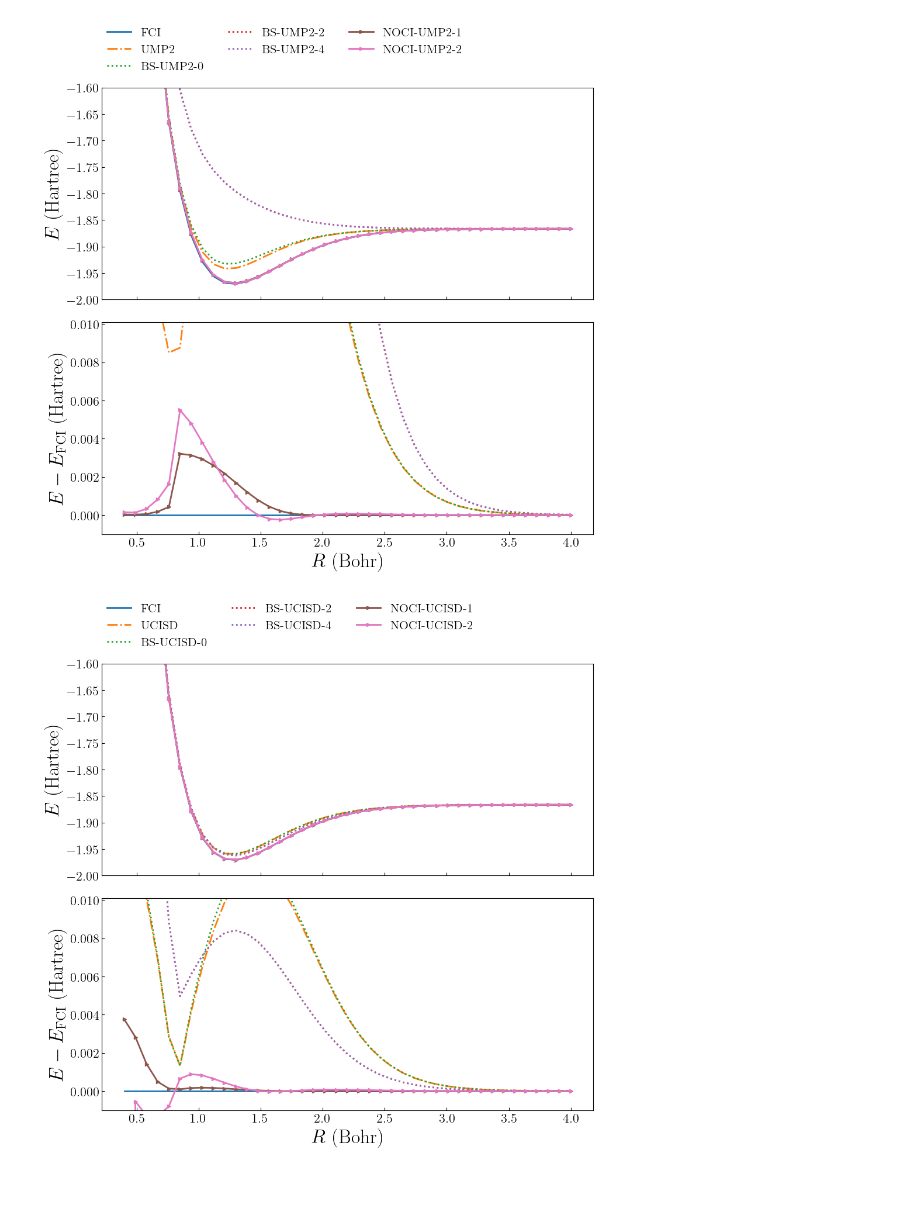
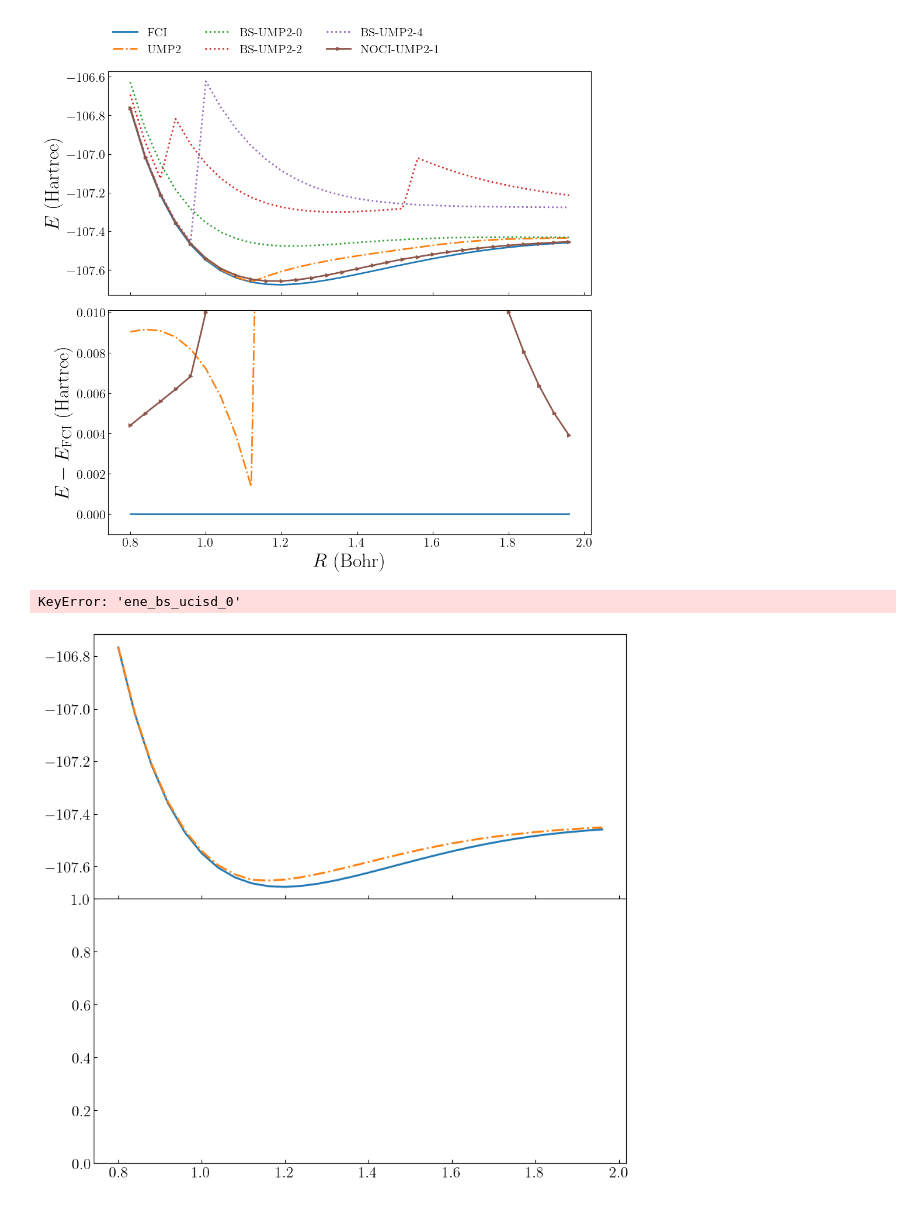
Before and after one commit to yangdatou/bs-uhf, a Jupyter notebook: work/n2/plot.ipynb, the cells around one changed output. Cells and saved outputs as stored; diff of their text form; code cells hidden in the pictures.

```diff
--- a/work/n2/plot.ipynb
+++ b/work/n2/plot.ipynb
@@ -22,7 +22,7 @@ label_list.append("ene_ump2")
 # label_list.append("ene_noci_uhf")
 label_list.append("ene_noci_ump2_1")
 # label_list.append("ene_noci_ump2_2")
-# label_list.append("ene_noci_ucisd_1")
+label_list.append("ene_noci_ucisd_1")
 # label_list.append("ene_noci_ucisd_2")
 
 data_dict  = get_plot_data("/Users/yangjunjie/work/bs-uhf/work/n2/sto-3g/data.h5")
@@ -103,7 +102,8 @@ label_list.append("ene_bs_uhf_0")
 label_list.append("ene_bs_uhf_2")
 label_list.append("ene_bs_uhf_4")
 label_list.append("ene_noci_uhf")
-data_dict  = get_plot_data("/Users/yangjunjie/work/bs-uhf/data/h4-square/sto-3g/data.h5")
+
+data_dict  = get_plot_data("/Users/yangjunjie/work/bs-uhf/work/n2/sto-3g/data.h5")
 style_dict = get_plot_style(label_list)
 
 fig, axs = plt.subplots(2, 1, figsize=(10, 10), sharex=True, sharey="row")
@@ -118,7 +118,7 @@ ax.legend(loc=(0.0, 1.05), fancybox=False, framealpha=1.0,
           edgecolor='silver', frameon=False, fontsize=15, ncol=3)
 
 ax.set_ylabel(r"$E$ (Hartree)")
-ax.set_ylim(-2.00, -1.60)
+# ax.set_ylim(-2.00, -1.60)
 
 ax = axs[1]
 for i, label in enumerate(label_list):
@@ -141,8 +141,9 @@ label_list.append("ene_bs_ump2_0")
 label_list.append("ene_bs_ump2_2")
 label_list.append("ene_bs_ump2_4")
 label_list.append("ene_noci_ump2_1")
-label_list.append("ene_noci_ump2_2")
-data_dict  = get_plot_data("/Users/yangjunjie/work/bs-uhf/data/h4-square/sto-3g/data.h5")
+# label_list.append("ene_noci_ump2_2")
+
+data_dict  = get_plot_data("/Users/yangjunjie/work/bs-uhf/work/n2/sto-3g/data.h5")
 style_dict = get_plot_style(label_list)
 
 fig, axs = plt.subplots(2, 1, figsize=(10, 10), sharex=True, sharey="row")
@@ -157,7 +158,7 @@ ax.legend(loc=(0.0, 1.05), fancybox=False, framealpha=1.0,
           edgecolor='silver', frameon=False, fontsize=15, ncol=3)
 
 ax.set_ylabel(r"$E$ (Hartree)")
-ax.set_ylim(-2.00, -1.60)
+# ax.set_ylim(-2.00, -1.60)
 
 ax = axs[1]
 for i, label in enumerate(label_list):
@@ -171,7 +172,7 @@ ax.set_ylim(-0.001, 0.0101)
 
 fig.tight_layout(w_pad=0.8, h_pad=0.8)
 # %% [output]
-[figure, old version]
+[figure, new version]
 # %%
 label_list = []
 label_list.append("ene_fci")
@@ -180,34 +181,36 @@ label_list.append("ene_bs_ucisd_0")
 label_list.append("ene_bs_ucisd_2")
 label_list.append("ene_bs_ucisd_4")
 label_list.append("ene_noci_ucisd_1")
-label_list.append("ene_noci_ucisd_2")
-data_dict  = get_plot_data("/Users/yangjunjie/work/bs-uhf/data/h4-square/sto-3g/data.h5")
+# label_list.append("ene_noci_ucisd_2")
+
+data_dict  = get_plot_data("/Users/yangjunjie/work/bs-uhf/work/n2/sto-3g/data.h5")
 style_dict = get_plot_style(label_list)
 
 fig, axs = plt.subplots(2, 1, figsize=(10, 10), sharex=True, sharey="row")
 
 ax = axs[0]
 for i, label in enumerate(label_list):
     x = data_dict[label][:,0]
     y = data_dict[label][:,1] + data_dict["ene_nuc"][:,1]
     ax.plot(x, y, **style_dict[label])
 
 ax.legend(loc=(0.0, 1.05), fancybox=False, framealpha=1.0,
           edgecolor='silver', frameon=False, fontsize=15, ncol=3)
 
 ax.set_ylabel(r"$E$ (Hartree)")
 ax.set_ylim(-2.00, -1.60)
 
 ax = axs[1]
 for i, label in enumerate(label_list):
     x = data_dict[label][:,0]
     y = data_dict[label][:,1] - data_dict["ene_fci"][:,1]
     ax.plot(x, y, **style_dict[label])
 
 ax.set_ylabel(r"$E - E_{\rm FCI}$ (Hartree)")
 ax.set_xlabel(r"$R$ (Bohr)")
 ax.set_ylim(-0.001, 0.0101)
 
 fig.tight_layout(w_pad=0.8, h_pad=0.8)
 # %% [output]
+KeyError: 'ene_bs_ucisd_0'
-[figure, old version]
+[figure, new version]
```
Also changed, not shown: parts of 3 cells of this notebook.
